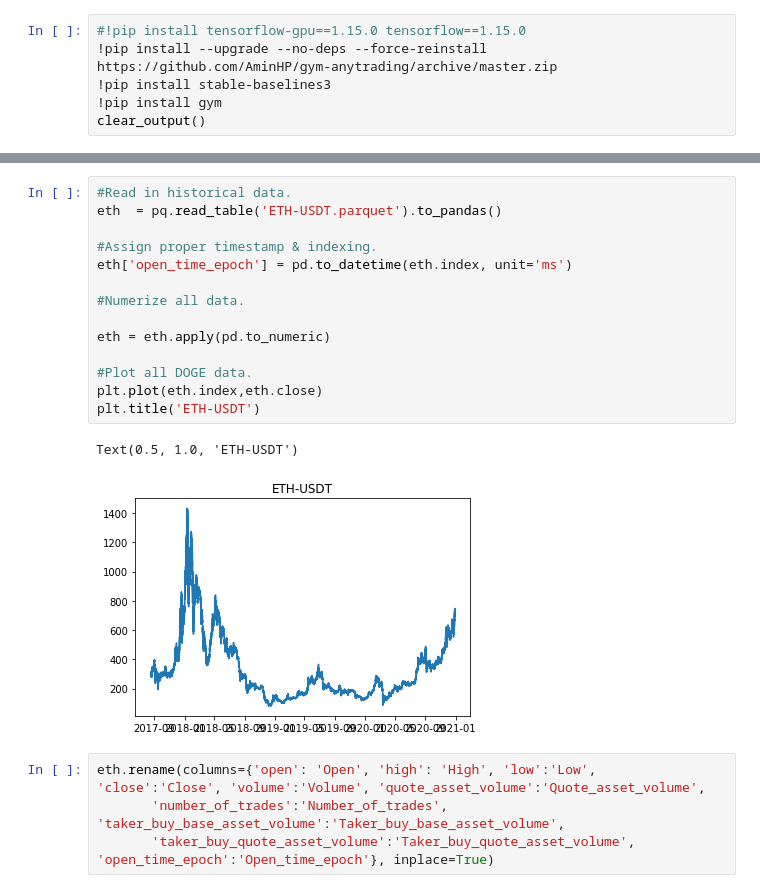
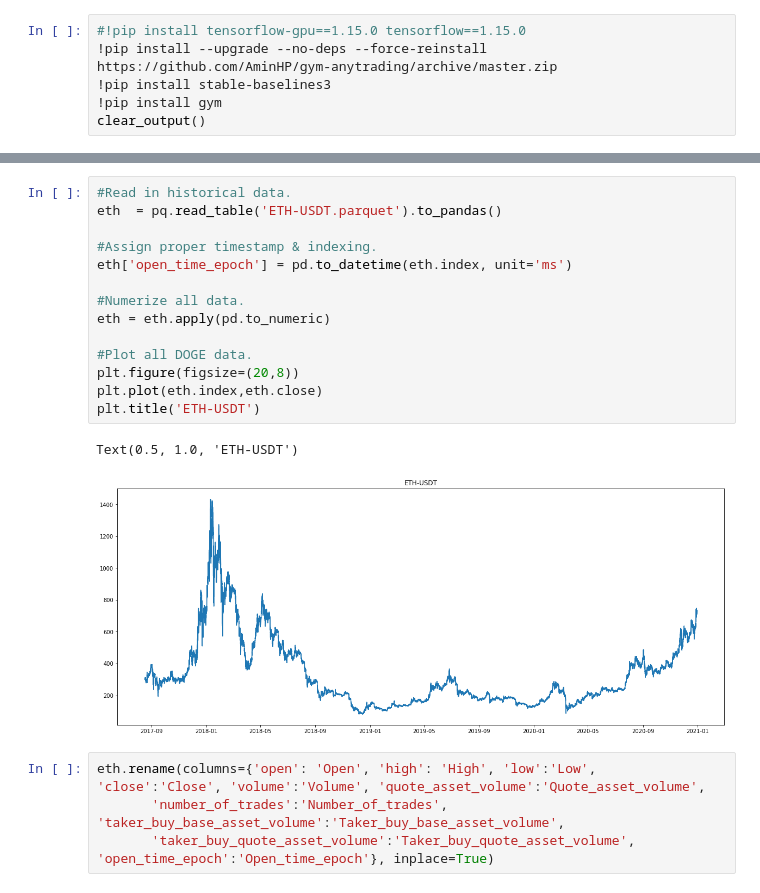
Before and after one commit to Donifide/CryptoBot, a Jupyter notebook: Jupyter/ReinforcedLearningCryBot.ipynb, the cells around one changed output, grey strips where cells are left out. Drawn from its saved outputs; the diff is of its cells as text.

```diff
--- a/Jupyter/ReinforcedLearningCryBot.ipynb
+++ b/Jupyter/ReinforcedLearningCryBot.ipynb
@@ -45,20 +41,20 @@ from stable_baselines3 import A2C
 # %%
 #Read in historical data.
 eth  = pq.read_table('ETH-USDT.parquet').to_pandas()
 
 #Assign proper timestamp & indexing.
 eth['open_time_epoch'] = pd.to_datetime(eth.index, unit='ms')
 
 #Numerize all data.
-
 eth = eth.apply(pd.to_numeric)
 
 #Plot all DOGE data.
+plt.figure(figsize=(20,8))
 plt.plot(eth.index,eth.close)
 plt.title('ETH-USDT')
 # %% [output]
 Text(0.5, 1.0, 'ETH-USDT')
-[figure, old version]
+[figure, new version]
 # %%
 eth.rename(columns={'open': 'Open', 'high': 'High', 'low':'Low', 'close':'Close', 'volume':'Volume', 'quote_asset_volume':'Quote_asset_volume',
        'number_of_trades':'Number_of_trades', 'taker_buy_base_asset_volume':'Taker_buy_base_asset_volume',
```
Also changed, not shown: parts of 9 cells of this notebook.
